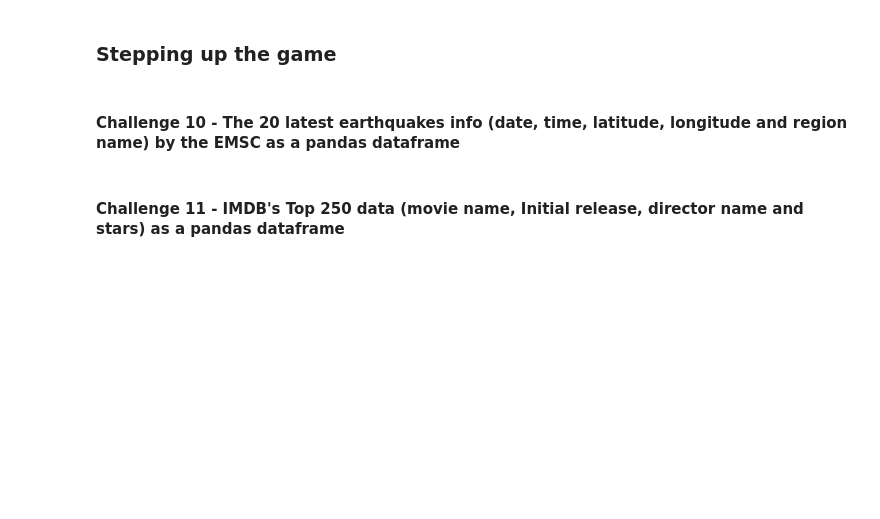
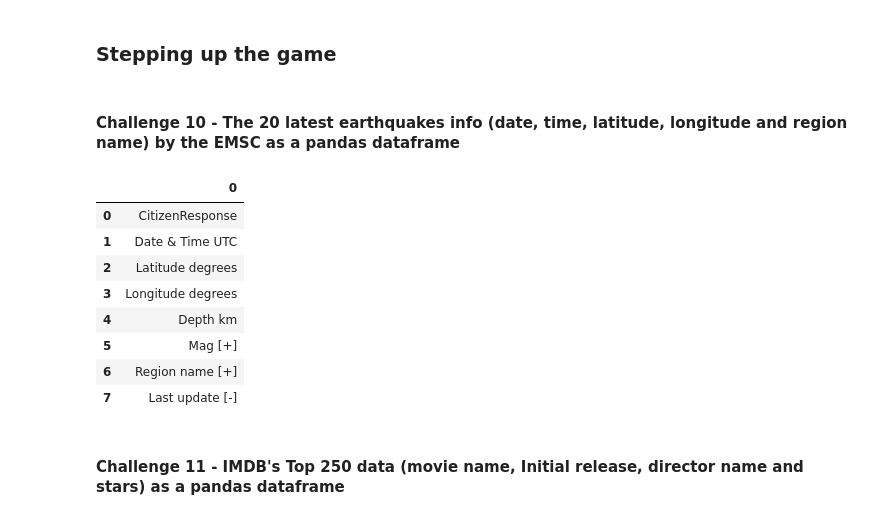
Before and after one commit to Ironhack-Data-Madrid-Enero-2022/lab-web-scraping, a Jupyter notebook: your-code/main.ipynb, the cells around one changed output. Saved outputs shown, nothing was run; the diff lists cells and outputs as text; code cells hidden in the pictures; blank space fills up the shorter version.

```diff
--- a/your-code/main.ipynb
+++ b/your-code/main.ipynb
@@ -189,7 +580,27 @@ url = 'https://en.wikipedia.org/wiki/List_of_languages_by_number_of_native_speak
 ####  Challenge 10 - The 20 latest earthquakes info (date, time, latitude, longitude and region name) by the EMSC as a pandas dataframe
 # %%
 # This is the url you will scrape in this exercise
-url = 'https://www.emsc-csem.org/Earthquake/'
+url10 = 'https://www.emsc-csem.org/Earthquake/'
+# %%
+earth=req.get(url10)
+earthq=earth.content
+# %%
+sopi10=bs(earthq,'html.parser')
+# %%
+infos=sopi10.find_all(class_="th2")
+infoss=[i.text.strip() for i in infos]
+dff=pd.DataFrame(infoss)
+dff #pendiente acabar
+# %% [output]
+|  | 0 |
+| 0 | CitizenResponse |
+| 1 | Date & Time UTC |
+| 2 | Latitude degrees |
+| 3 | Longitude degrees |
+| 4 | Depth km |
+| 5 | Mag [+] |
+| 6 | Region name [+] |
+| 7 | Last update [-] |
 # %% [markdown]
 #### Challenge 11 - IMDB's Top 250 data (movie name, Initial release, director name and stars) as a pandas dataframe
 # %%
```
Also changed, not shown: parts of 61 cells of this notebook.
